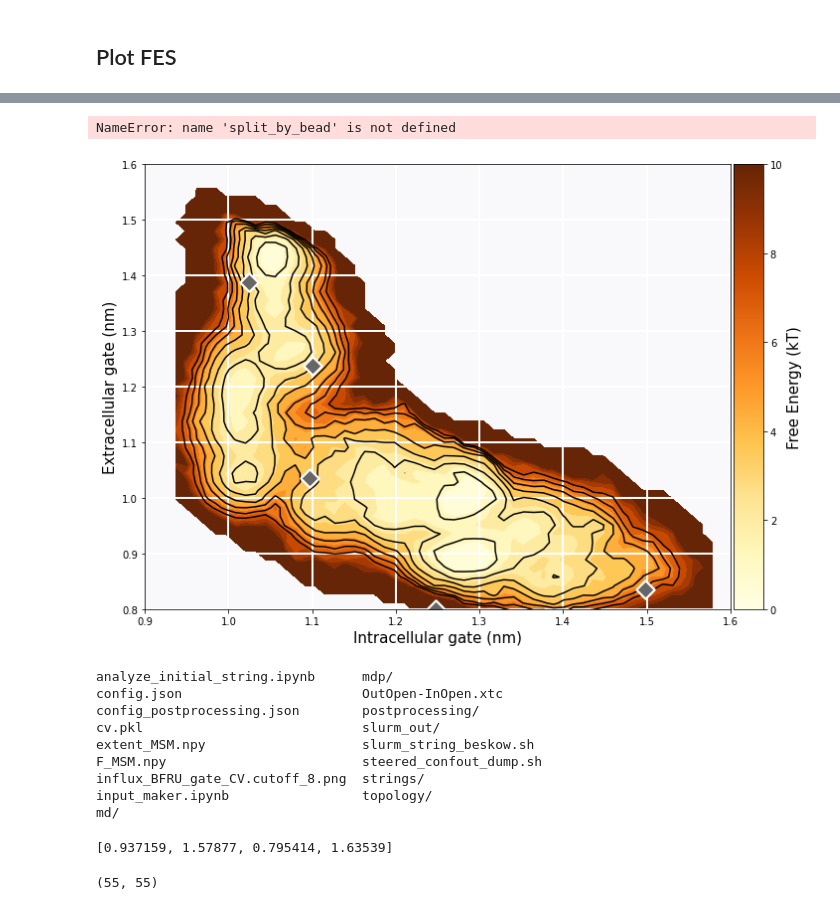
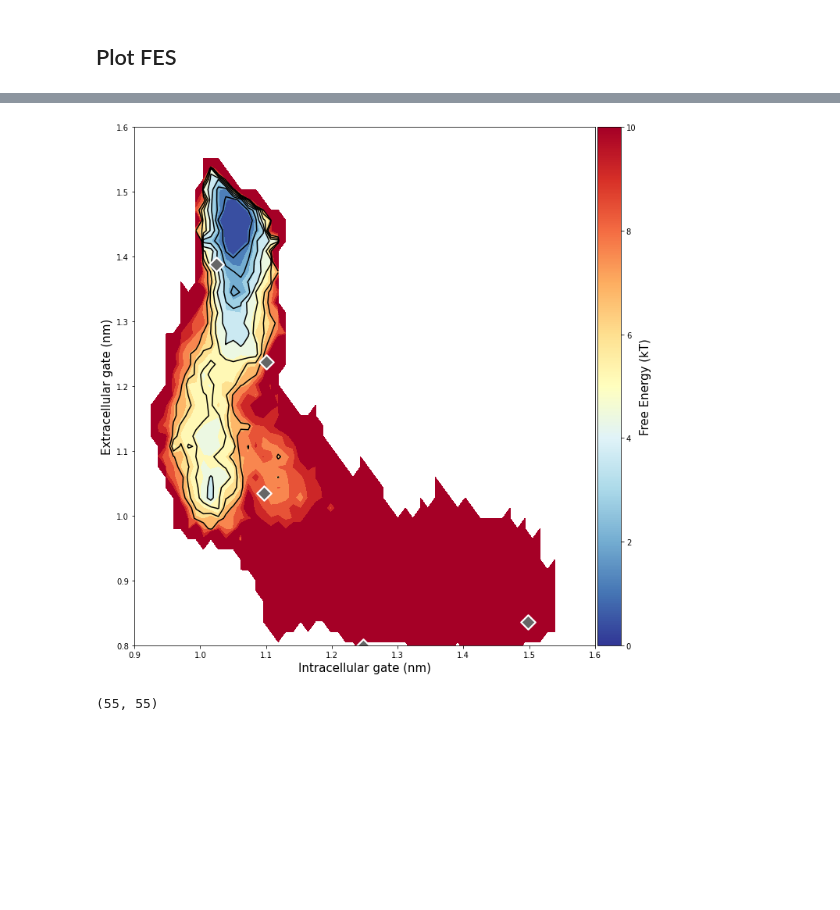
Before and after one commit to semccomas/GLUT5_string, a Jupyter notebook: string/analysis/scripts/string_MSM_analysis_TICs_deep_time-dev.ipynb, the cells around one changed output, grey strips where cells are left out. Saved outputs shown, nothing was run; the diff lists cells and outputs as text; code cells hidden in the pictures; blank space fills up the shorter version.

```diff
--- a/string/analysis/scripts/string_MSM_analysis_TICs_deep_time-dev.ipynb
+++ b/string/analysis/scripts/string_MSM_analysis_TICs_deep_time-dev.ipynb
@@ -193,6 +97,6 @@ Wall time: 33.6 s
 # %%
 np.save('./weights_MSM.npy', weights)
 # %%
-plt1 = plt.hist(weights, bins = 'auto')
-f = plt.figure(figsize=(10,3))
-_ = plt.hist(np.ravel(p_of_cv), bins = 'auto')
+#plt1 = plt.hist(weights, bins = 'auto')
+#f = plt.figure(figsize=(10,3))
+#_ = plt.hist(np.ravel(p_of_cv), bins = 'auto')
@@ -330,0 +156,2 @@ if plot_inflecs_path:
+# %%
+plot_nandan_tatjana = False
@@ -343,16 +191,18 @@ np.save('./F_MSM.npy', F)
 np.save('./extent_MSM.npy', extent)
 np.save('./cv_proj_MSM.npy', cv_proj)
 # %%
-F = np.load('./F_MSM.npy')
-extent = np.load('./extent_MSM.npy')
-cv_proj = np.load('./cv_proj_MSM.npy')
-last_iteration = None
-first_iteration = 100
+skip_calcs = False
+if skip_calcs:
+    F = np.load('./F_MSM.npy')
+    extent = np.load('./extent_MSM.npy')
+    cv_proj = np.load('./cv_proj_MSM.npy')
+    last_iteration = None
+    first_iteration = 100
 # %% [markdown]
 ## Plot FES
 # %%
 f_max = 10
-cm = plt.cm.get_cmap('YlOrBr')
+cm = plt.cm.get_cmap('RdYlBu_r')
 
 if last_iteration == None:
     last_iteration_n = "final"
@@ -367,12 +217,16 @@ fig, ax = my_msm.plot_2D_heatmap(
     xlabel=cv_labels[0],
     ylabel=cv_labels[1],
     xlim= xlim,
-    ylim= ylim
+    ylim= ylim,
+    colorbar=True
 )
 
 fig.tight_layout()
 
-ax.contour(F, vmin=0, vmax=f_max, extent=extent, colors = 'black', levels = [0,1,2,3,4,5,6,7])
+if f_max == 20:
+    ax.contour(F, vmin=0, vmax=f_max, extent=extent, colors = 'black', levels = [0,1,2,3,5,8,10,13,16,19])
+else:
+    ax.contour(F, vmin=0, vmax=f_max, extent=extent, colors = 'black', levels = [0,1,2,3,4,5,6,7])
 
 ax.xaxis.label.set_size(15)
 ax.yaxis.label.set_size(15)
@@ -384,24 +238,20 @@ if plot_atomistic:
         ax.scatter(ic, ec, color = ['#666666'], edgecolor = 'white', \
                    s = 170, zorder=2, marker='D', linewidth = 2.2)
 
-        fig.savefig(path_report + f"/structure_snapshots/FES_cutoff{f_max}.{name}.iteration{first_iteration}-{last_iteration_n}.png")
+        fig.savefig(path_report + \
+                f"/structure_snapshots/FES_cutoff{f_max}.{name}.iteration{first_iteration}-{last_iteration_n}.png")
 
 
-if plot_inflecs_path == 'pathway':
-    ax.scatter(ic_gate_inflecs, ec_gate_inflecs, color = 'white', edgecolor = 'black', linewidth = 1.2, s = 50)
-    fig.savefig(path_report + f"/structure_snapshots/FES_cutoff{f_max}.infleCS_path.iteration{first_iteration}-{last_iteration_n}.png")
+if plot_nandan_tatjana:
+    for n,g in enumerate(gates_all):
+        if g[2]:
+            if n==0 or g[2]!=gates_all[n-1][2]:
+                ## label first instance
+                ax.scatter(g[1], g[0], s = 10, color=colors_model_dirs[int(g[2])], label=labels_model_dirs[int(g[2])])
+            else:
+                ## no label
+                ax.scatter(g[1], g[0], s = 10, color=colors_model_dirs[int(g[2])])
+    ax.legend()
 
-elif plot_inflecs_path == 'clustercenters':
-    ax.scatter(ic_gate_inflecs,ec_gate_inflecs,label = 'confout values', s = 100, edgecolor = 'black', color = 'white')
-    fig.savefig(path_report + f"/structure_snapshots/FES_cutoff{f_max}.infleCS_cluster_centers.iteration{first_iteration}-{last_iteration_n}.png")
-
-else:
-    if darko:
-        fig.savefig(path_report + f"/darko_proj/{cv_group}_CV_group.FES_cutoff{f_max}.iteration{first_iteration}-{last_iteration_n}.png")
-
-    elif not darko:
-        if split_by_bead:
-            fig.savefig(path_report + f"/FES_cutoff{f_max}.ONLY_group_{cv_group}.iteration{first_iteration}-{last_iteration_n}.png")
-        else:
-            fig.savefig(path_report + f"/FES_cutoff{f_max}.iteration{first_iteration}-{last_iteration_n}.png")
+    fig.savefig('../../../analysis/nandan_tatjana/GLUT5/all.svg')
 # %% [output]
@@ -411,21 +258,4 @@ else:
-NameError: name 'split_by_bead' is not defined
-[figure, old version]
+[figure, new version]
-# %%
-ls
-# %% [output]
-analyze_initial_string.ipynb      mdp/
-config.json                       OutOpen-InOpen.xtc
-config_postprocessing.json        postprocessing/
-cv.pkl                            slurm_out/
-extent_MSM.npy                    slurm_string_beskow.sh
-F_MSM.npy                         steered_confout_dump.sh
-influx_BFRU_gate_CV.cutoff_8.png  strings/
-input_maker.ipynb                 topology/
-md/
-# %%
-extent
-# %% [output]
-[0.937159, 1.57877, 0.795414, 1.63539]
 # %%
 np.shape(F)
 # %% [output]
```
Also changed, not shown: parts of 33 cells of this notebook, 2 other files.
